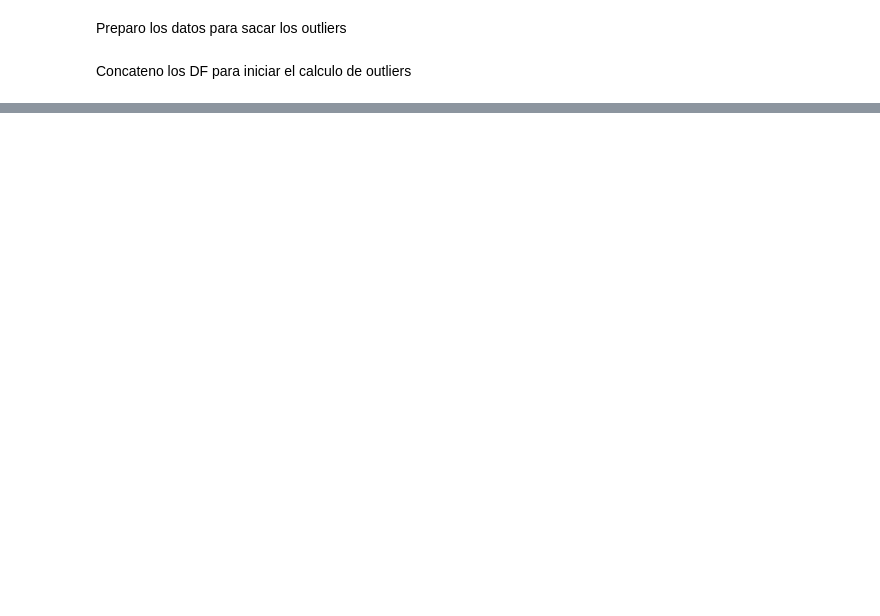
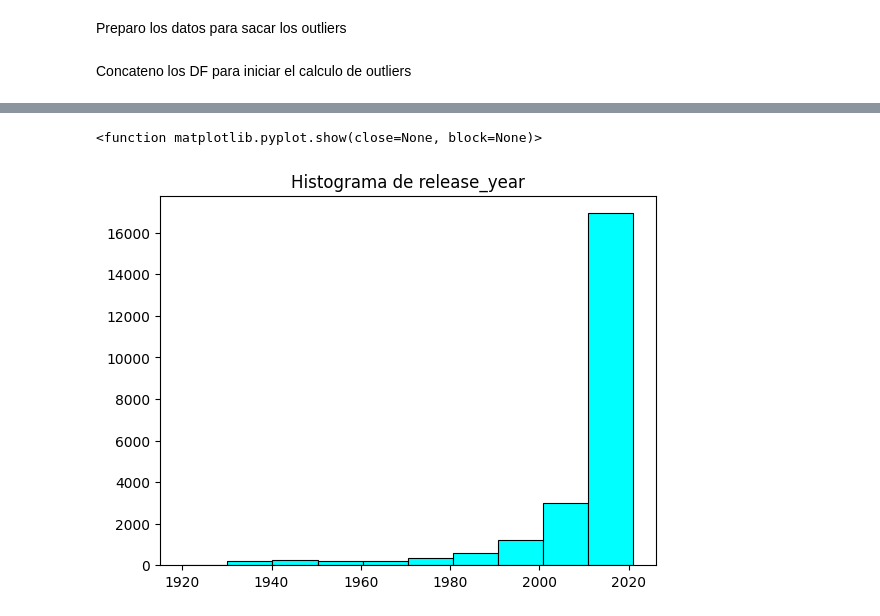
Before and after one commit to EmilianoEmanuelSosa/Data-science-on-streaming-platforms, a Jupyter notebook: Data_engineering.ipynb, the cells around one changed output, grey strips where cells are left out. Drawn from its saved outputs; the diff is of its cells as text; code cells hidden in the pictures; blank space fills up the shorter version.

```diff
--- a/Data_engineering.ipynb
+++ b/Data_engineering.ipynb
@@ -407 +425,8 @@ Concateno los DF para iniciar el calculo de outliers
+# %%
+plt.title('Histograma de release_year')
+plt.hist (df_combinado['release_year'], edgecolor = 'black', color = 'aqua', linewidth = 0.8)
+plt.show
+# %% [output]
+<function matplotlib.pyplot.show(close=None, block=None)>
+[figure, added]
 # %%
```
Also changed, not shown: parts of 15 cells of this notebook.
